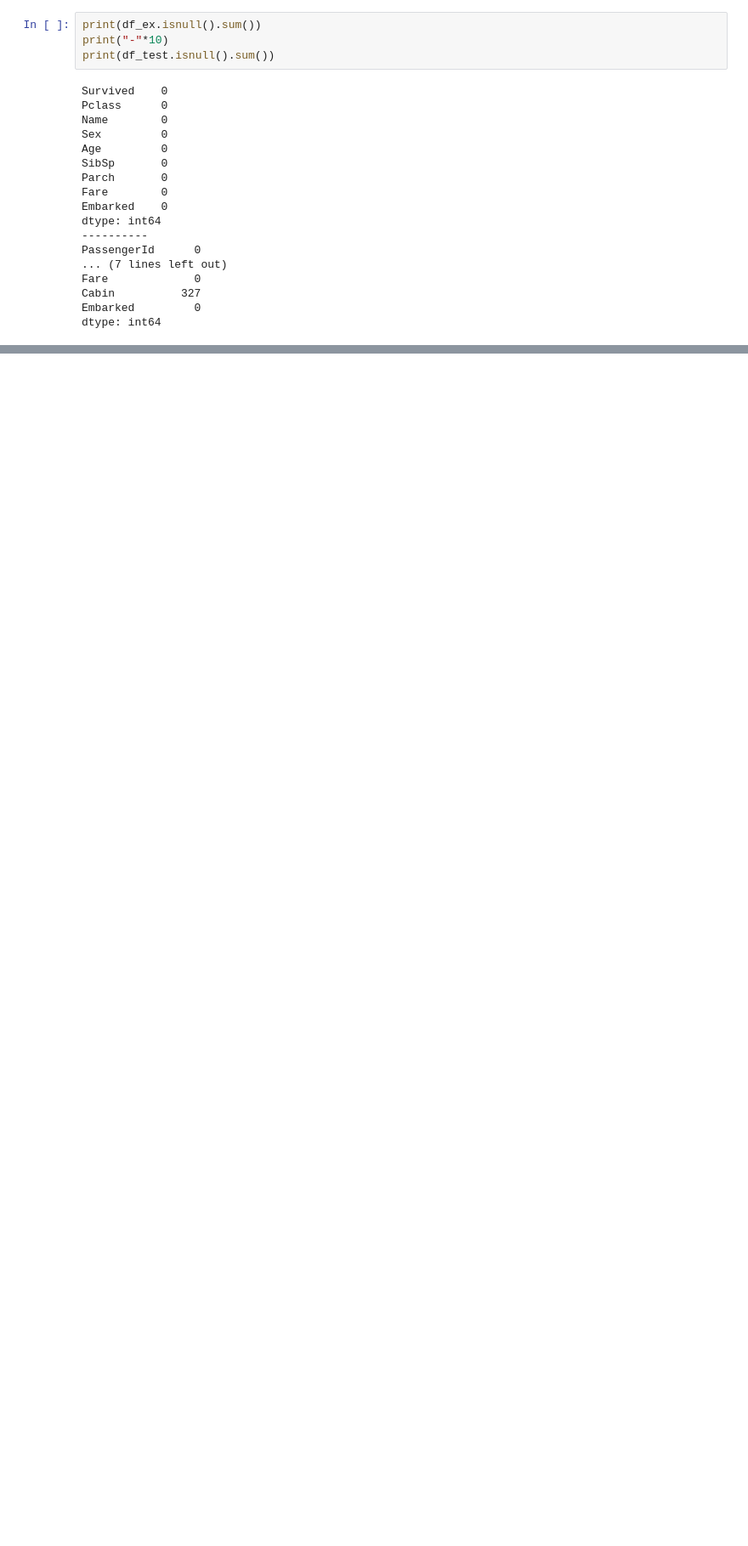
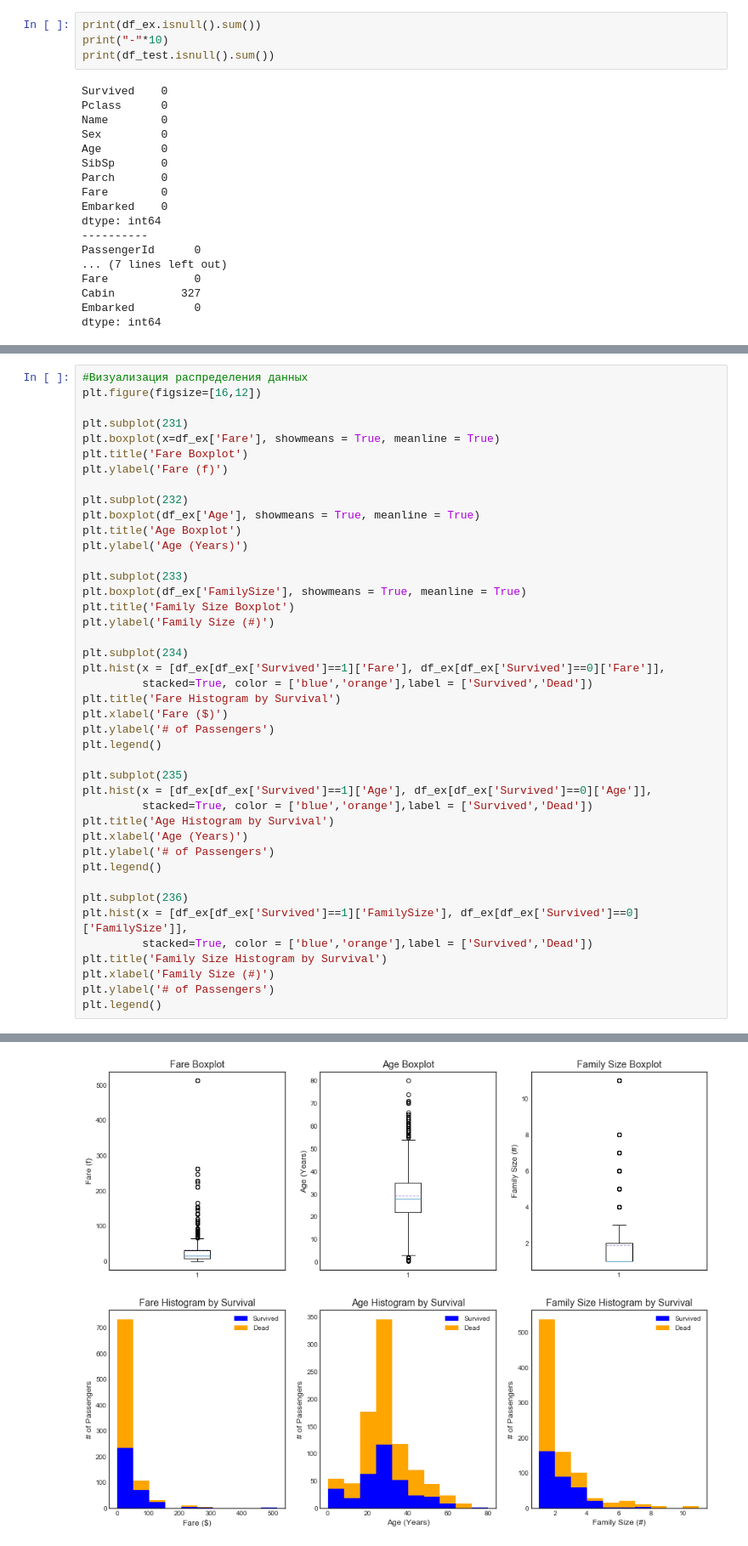
Before and after one commit to caffeineone/titanic, a Jupyter notebook: TITANIC.ipynb, the cells around one changed output, grey strips where cells are left out. Shown at 85% size. Saved outputs shown, nothing was run; the diff lists cells and outputs as text; blank space fills up the shorter version.

```diff
--- a/TITANIC.ipynb
+++ b/TITANIC.ipynb
@@ -222,0 +375,43 @@ memory usage: 46.8+ KB
+# %%
+#Визуализация распределения данных
+plt.figure(figsize=[16,12])
+
+plt.subplot(231)
+plt.boxplot(x=df_ex['Fare'], showmeans = True, meanline = True)
+plt.title('Fare Boxplot')
+plt.ylabel('Fare (f)')
+
+plt.subplot(232)
+plt.boxplot(df_ex['Age'], showmeans = True, meanline = True)
+plt.title('Age Boxplot')
+plt.ylabel('Age (Years)')
+
+plt.subplot(233)
+plt.boxplot(df_ex['FamilySize'], showmeans = True, meanline = True)
+plt.title('Family Size Boxplot')
+plt.ylabel('Family Size (#)')
+
+plt.subplot(234)
+plt.hist(x = [df_ex[df_ex['Survived']==1]['Fare'], df_ex[df_ex['Survived']==0]['Fare']],
+         stacked=True, color = ['blue','orange'],label = ['Survived','Dead'])
+plt.title('Fare Histogram by Survival')
+plt.xlabel('Fare ($)')
+plt.ylabel('# of Passengers')
+plt.legend()
+
+plt.subplot(235)
+plt.hist(x = [df_ex[df_ex['Survived']==1]['Age'], df_ex[df_ex['Survived']==0]['Age']],
+         stacked=True, color = ['blue','orange'],label = ['Survived','Dead'])
+plt.title('Age Histogram by Survival')
+plt.xlabel('Age (Years)')
+plt.ylabel('# of Passengers')
+plt.legend()
+
+plt.subplot(236)
+plt.hist(x = [df_ex[df_ex['Survived']==1]['FamilySize'], df_ex[df_ex['Survived']==0]['FamilySize']],
+         stacked=True, color = ['blue','orange'],label = ['Survived','Dead'])
+plt.title('Family Size Histogram by Survival')
+plt.xlabel('Family Size (#)')
+plt.ylabel('# of Passengers')
+plt.legend()
+# %% [output]
@@ -222,0 +419 @@ memory usage: 46.8+ KB
+[figure, added]
```
Also changed, not shown: parts of 31 cells of this notebook.
